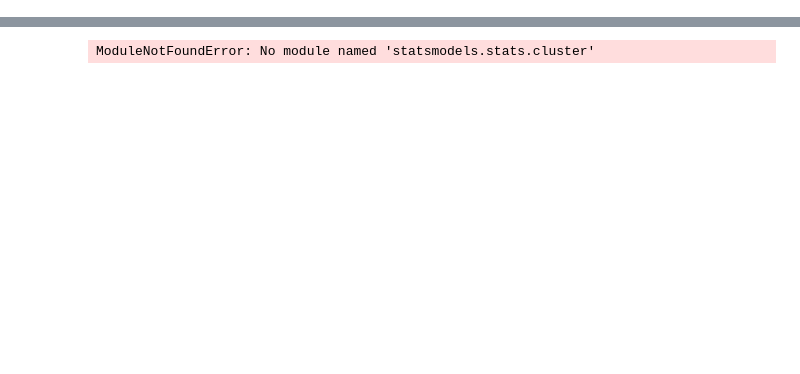
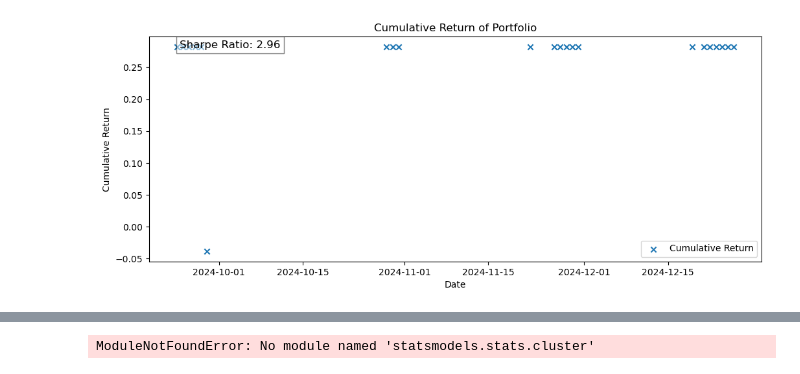
Before and after one commit to Jun-L04/sentimentally_trading, a Jupyter notebook: inference.ipynb, the cells around one changed output, grey strips where cells are left out. Saved outputs shown, nothing was run; the diff lists cells and outputs as text; code cells hidden in the pictures; blank space fills up the shorter version.

Commit message:
sentimentally done for now

```diff
--- a/inference.ipynb
+++ b/inference.ipynb
@@ -10,6 +11,6 @@ import os
 # %%
 # 1. loading fine tuned OPT and tokenizer
-model_path = r"c:\Users\sanya\sentimentally_trading\opt-finetuned"
+model_path = r"opt-finetuned"
 
 model = AutoModelForSequenceClassification.from_pretrained(model_path)
 tokenizer = AutoTokenizer.from_pretrained(model_path)
@@ -94,7 +94,7 @@ def long_short_strategy(predicted_class, current_price, portfolio, position, sha
 goog = pd.read_csv("stock_returns.csv")
 
 # get the news data
-with open("test_news.json", "r") as json_file:
+with open("test_data.json", "r") as json_file:
     google_news = json.load(json_file)
 
 # init portfolio with 10k
@@ -104,5 +104,5 @@ shares = 0
 
 news_by_date = defaultdict(list)
 for news_item in google_news:
-    news_date = news_item['datetime']
+    news_date = news_item['date']
     news_by_date[news_date].append(news_item['headline'])
@@ -113,3 +109,8 @@ portfolio_data = defaultdict()
+# %%
+portfolio_data = defaultdict()
+goog_data = defaultdict()
+buy_data = defaultdict()
+sell_data = defaultdict()
 # %%
 
 # go through the news data
@@ -145,7 +146,12 @@ for news_date, headlines in news_by_date.items():
     portfolio, position, shares = long_short_strategy(
         majority_prediction, current_price, portfolio, position, shares)
     #print(f"Current portfolio price: {portfolio}")
-    portfolio_data[]
+    portfolio_data[news_date] = portfolio
+    goog_data[news_date] = current_price
+    if position == 'long':
+        buy_data[news_date] = position
+    if position == 'short':
+        sell_data[news_date] = position
 
 
 print(f"Final portfolio value: {portfolio}")
@@ -170,0 +220,41 @@ Final portfolio value: 43006.44412509824
+# %%
+import matplotlib.pyplot as plt
+import pandas as pd
+import numpy as np
+
+# Example portfolio data (replace with your actual data)
+
+# Convert the portfolio data to a DataFrame
+portfolio_df = pd.DataFrame(list(port_norm_data.items()), columns=[
+                            'Date', 'Portfolio Value'])
+portfolio_df['Date'] = pd.to_datetime(portfolio_df['Date'])
+portfolio_df.set_index('Date', inplace=True)
+
+# Calculate daily returns
+portfolio_df['Daily Return'] = portfolio_df['Portfolio Value'].pct_change()
+
+# Calculate the Sharpe ratio
+risk_free_rate = 0.0  # Assuming a risk-free rate of 0 for simplicity
+portfolio_df['Excess Return'] = portfolio_df['Daily Return'] - risk_free_rate
+sharpe_ratio = portfolio_df['Excess Return'].mean(
+) / portfolio_df['Excess Return'].std() * np.sqrt(252)
+
+# Plot the cumulative returns of the portfolio
+portfolio_df['Cumulative Return'] = (
+    1 + portfolio_df['Daily Return']).cumprod() - 1
+
+plt.figure(figsize=(12.2, 4.5))
+plt.scatter(portfolio_df.index,
+         portfolio_df['Cumulative Return'], label='Cumulative Return', marker='x')
+plt.title("Cumulative Return of Portfolio")
+plt.xlabel("Date")
+plt.ylabel("Cumulative Return")
+plt.legend()
+
+# Annotate the plot with the Sharpe ratio
+plt.annotate(f'Sharpe Ratio: {sharpe_ratio:.2f}', xy=(0.05, 0.95), xycoords='axes fraction', fontsize=12,
+             bbox=dict(facecolor='white', alpha=0.5))
+
+plt.show()
+# %% [output]
+[figure, added]
```
Also changed, not shown: parts of 10 cells of this notebook, 10 other files.
